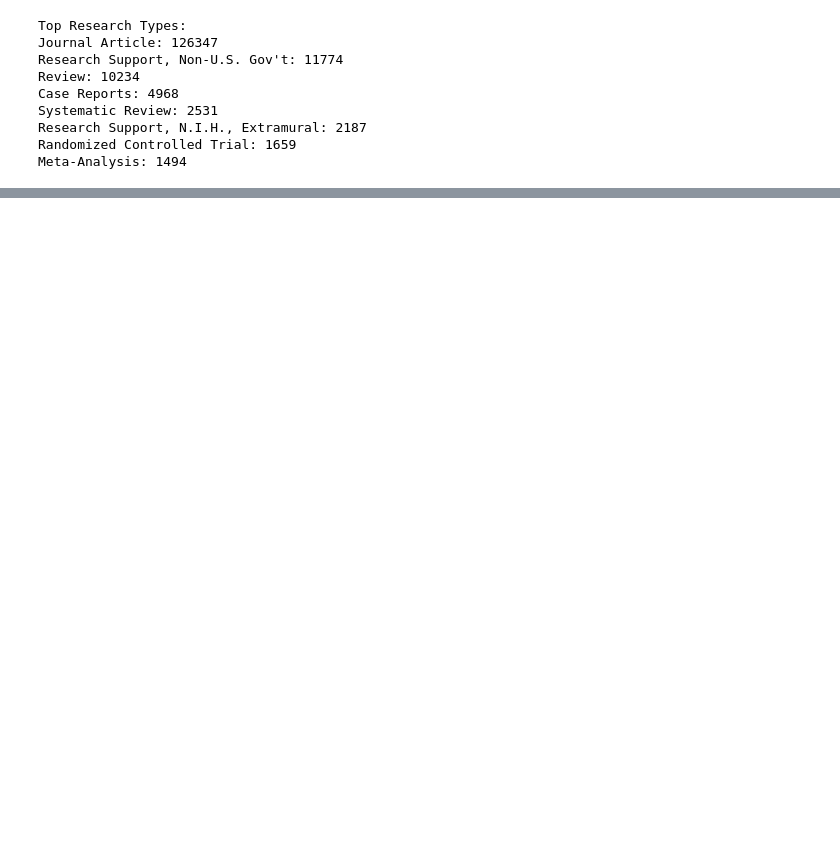
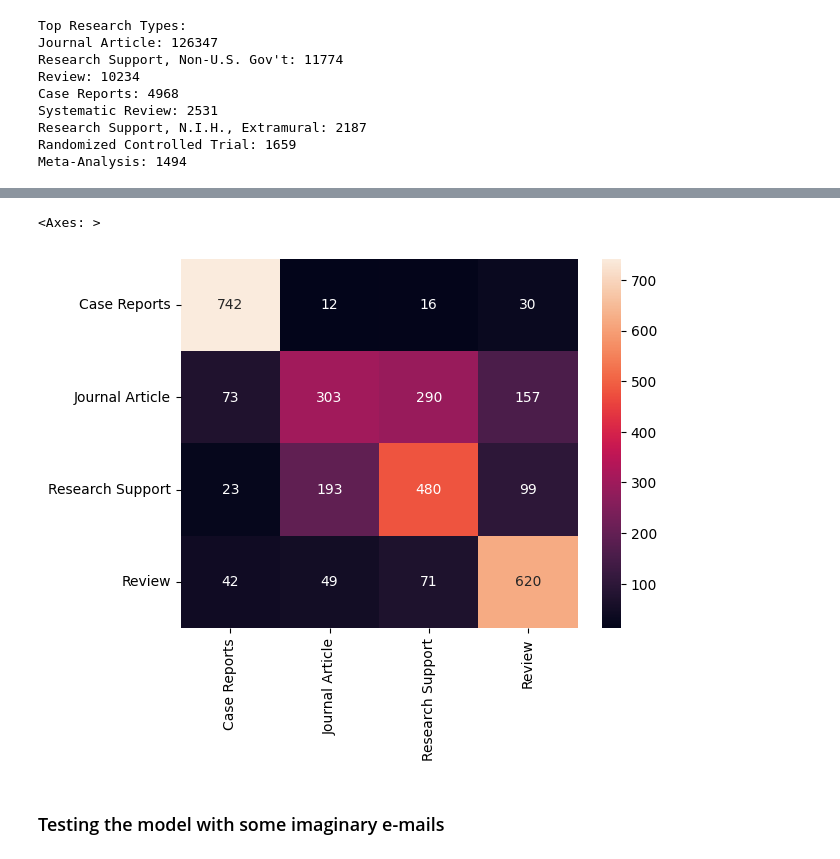
Before and after one commit to RovSveta/Advanced_Machine_Learning_Methods, a Jupyter notebook: Project_2/text_classification_Biomedical Research.ipynb, the cells around one changed output, grey strips where cells are left out. Saved outputs shown, nothing was run; the diff lists cells and outputs as text; code cells hidden in the pictures; blank space fills up the shorter version.

```diff
--- a/Project_2/text_classification_Biomedical Research.ipynb
+++ b/Project_2/text_classification_Biomedical Research.ipynb
@@ -184,0 +263,8 @@ df['title'] = df['title'] + " " + df['abstract']
+# %%
+# since Naive-Bayes is very simple and doesn't care about context and
+# semantic structure, we can skip tokenization for simple Naive-Bayes models usually
+vectorizer = CountVectorizer()
+
+# create X/y -split
+X = vectorizer.fit_transform(df['text'])
+y = df['research_type'].values
@@ -184,0 +273,3 @@ df['title'] = df['title'] + " " + df['abstract']
+# %%
+ # train/test -split
+X_train, X_test, y_train, y_test = train_test_split(X, y, test_size=0.2)
@@ -184,0 +278,4 @@ df['title'] = df['title'] + " " + df['abstract']
+# %%
+# create model and train it
+model = MultinomialNB()
+model.fit(X_train, y_train)
@@ -184,0 +286,3 @@ df['title'] = df['title'] + " " + df['abstract']
+# %%
+# test predictions for metrics used later
+predictions = model.predict(X_test)
@@ -184,0 +303,12 @@ df['title'] = df['title'] + " " + df['abstract']
+# %%
+# create a confusion matrix and show it
+# there a lot of wrong predictions. Maybe this confusion is because of common words like research. analysis, case...
+# it is difficult to distinguish between such categories...
+cm = confusion_matrix(y_test, predictions)
+
+sns.heatmap(cm, annot=True, fmt='g', xticklabels=labels, yticklabels=labels)
+# %% [output]
+<Axes: >
+[figure, added]
+# %% [markdown]
+###  Testing the model with some imaginary e-mails
```
Also changed, not shown: parts of 28 cells of this notebook.
